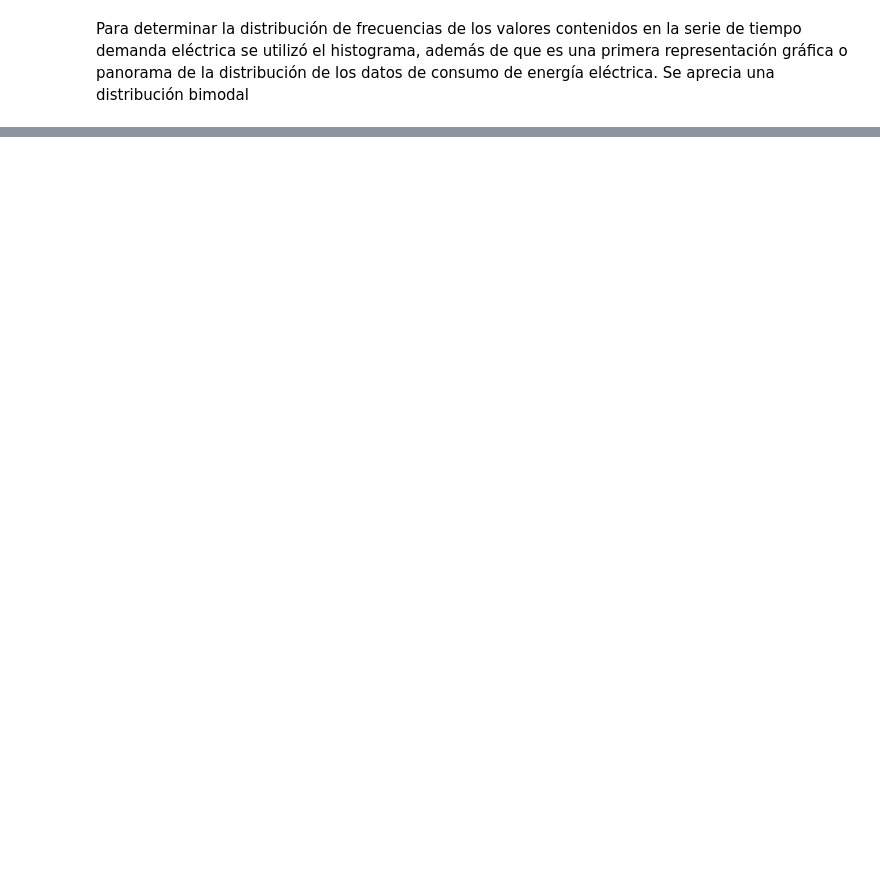
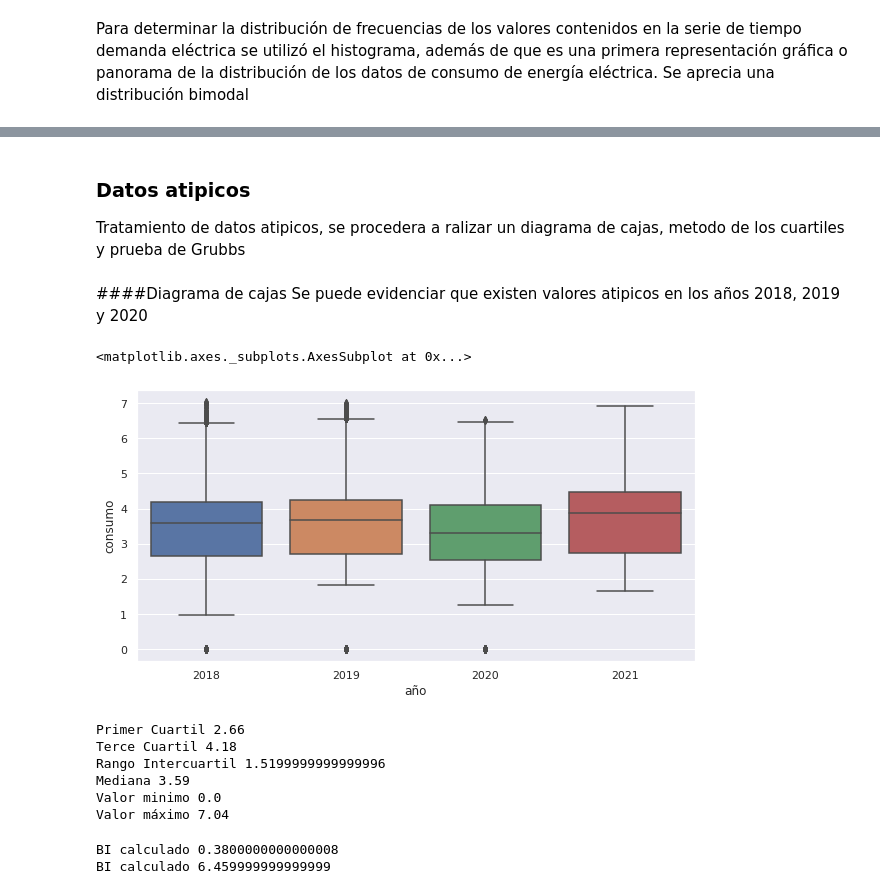
Before and after one commit to Jhonatan1599/prediccion, a Jupyter notebook: Explorando-datos.ipynb, the cells around one changed output, grey strips where cells are left out. Cells and saved outputs as stored; diff of their text form; code cells hidden in the pictures; blank space fills up the shorter version.

```diff
--- a/Explorando-datos.ipynb
+++ b/Explorando-datos.ipynb
@@ -243,0 +269,51 @@ de una serie (datos incrustados perdido) pueden ser problemas mucho más graves.
+# %% [markdown]
+### Datos atipicos
+Tratamiento de datos atipicos, se procedera a ralizar un diagrama de cajas, metodo de los cuartiles y prueba de Grubbs
+# %% [markdown]
+####Diagrama de cajas
+Se puede evidenciar que existen valores atipicos en los años 2018, 2019 y 2020
+# %%
+df_años = df_1.copy()
+df_años["año"]=df_años.index.year
+df_años = df_años.rename(columns={"MW-H":"consumo"})
+
+sbn.set(rc={'figure.figsize':(10, 5)})
+sbn.boxplot(data=df_años, x='año', y='consumo')
+# %% [output]
+<matplotlib.axes._subplots.AxesSubplot at 0x...>
+[figure, added]
+# %%
+Q1=df_1.loc["2018","consumo"].quantile(0.25)
+print("Primer Cuartil",Q1)
+
+Q3 = df_1.loc["2018","consumo"].quantile(0.75)
+print("Terce Cuartil",Q3)
+
+IQR = Q3-Q1
+print("Rango Intercuartil",IQR)
+
+mediana = df_1.loc["2018","consumo"].median()
+print("Mediana",mediana)
+
+minimo = df_1.loc["2018","consumo"].min()
+print("Valor minimo",minimo)
+
+maximo = df_1.loc["2018","consumo"].max()
+print("Valor máximo",maximo)
+# %% [output]
+Primer Cuartil 2.66
+Terce Cuartil 4.18
+Rango Intercuartil 1.5199999999999996
+Mediana 3.59
+Valor minimo 0.0
+Valor máximo 7.04
+# %%
+#Calculo de los bigotes inferior y superior
+BI_calculado=(Q1 - 1.5*IQR)
+print("BI calculado",BI_calculado)
+
+BS_calculado=(Q3 + 1.5*IQR)
+print("BI calculado",BS_calculado)
+# %% [output]
+BI calculado 0.3800000000000008
+BI calculado 6.459999999999999
```
Also changed, not shown: parts of 23 cells of this notebook, 1 other file.
